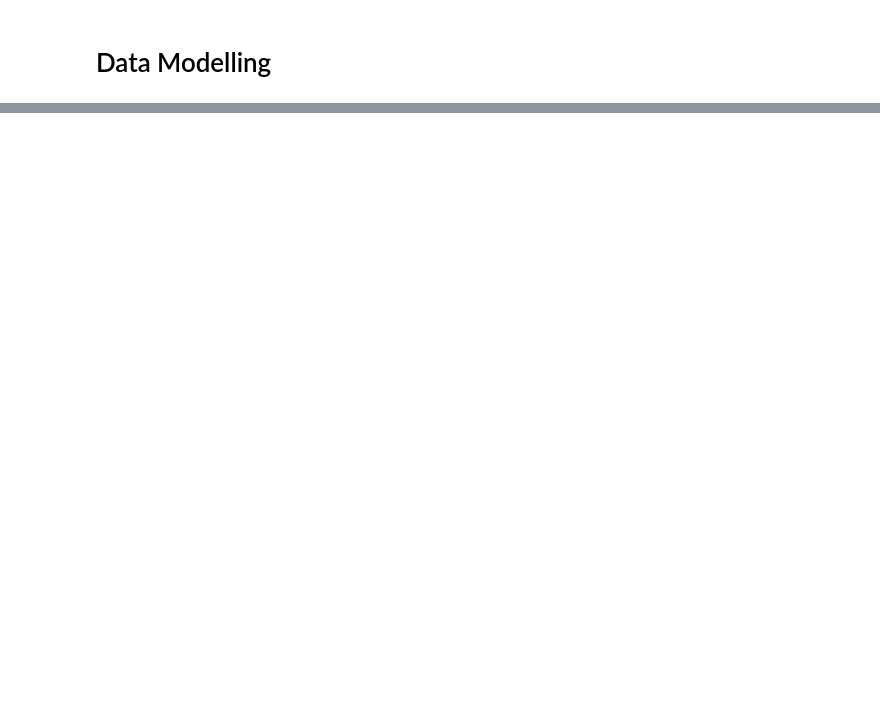
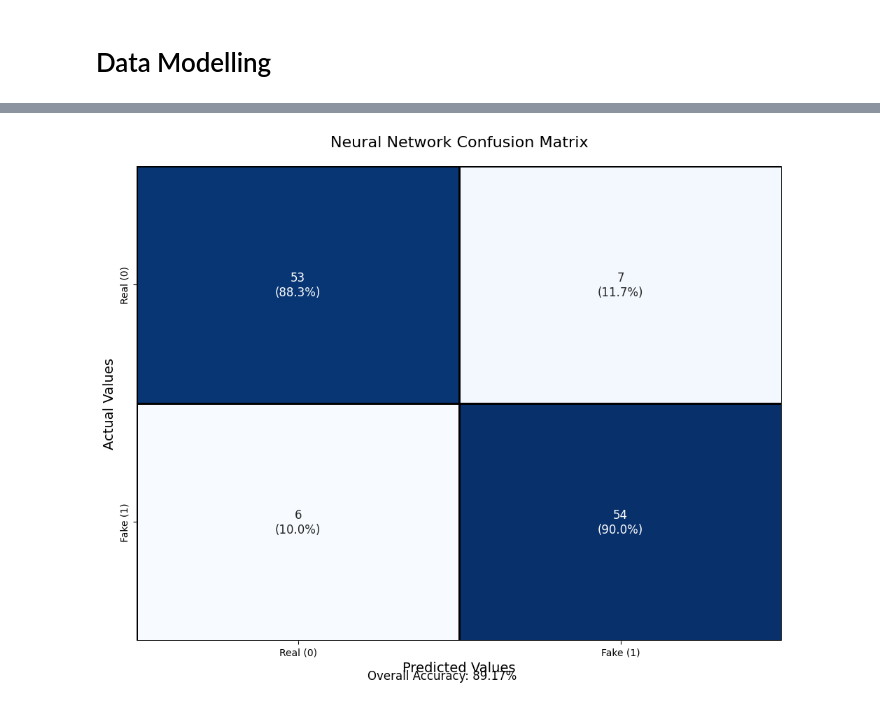
Before and after one commit to eliottvalette/MLers_IN_Paris, a Jupyter notebook: fake-instagram-profile-detection-model.ipynb, the cells around one changed output, grey strips where cells are left out. Saved outputs shown, nothing was run; the diff lists cells and outputs as text; code cells hidden in the pictures; blank space fills up the shorter version.

```diff
--- a/fake-instagram-profile-detection-model.ipynb
+++ b/fake-instagram-profile-detection-model.ipynb
@@ -166,0 +404,15 @@ y_train
+# %%
+# Prediction on test set
+model.eval()
+nn_predicted = []
+test_targets = []
+
+with torch.no_grad():
+    for inputs, labels in test_loader:
+        inputs = inputs.to(device)
+        outputs = model(inputs)
+        _, predicted_batch = torch.max(outputs, 1)
+        _, labels_batch = torch.max(labels, 1)
+
+        nn_predicted.extend(predicted_batch.cpu().numpy())
+        test_targets.extend(labels_batch.numpy())
@@ -166,0 +433,30 @@ y_train
+# %%
+# Enhanced confusion matrix visualization
+plt.figure(figsize=(10, 8))
+cm = confusion_matrix(test_targets, nn_predicted)
+labels = ['Real (0)', 'Fake (1)']
+
+# Calculate percentages for display
+cm_percent = cm.astype('float') / cm.sum(axis=1)[:, np.newaxis] * 100
+
+# Define custom annotations
+annot = np.empty_like(cm).astype(str)
+for i in range(cm.shape[0]):
+    for j in range(cm.shape[1]):
+        annot[i, j] = f'{cm[i, j]}\n({cm_percent[i, j]:.1f}%)'
+
+ax = sns.heatmap(cm, annot=annot, fmt='', cmap='Blues', linewidths=1, linecolor='black',
+                 xticklabels=labels, yticklabels=labels, cbar=False, annot_kws={"size": 12})
+
+plt.title('Neural Network Confusion Matrix', fontsize=16, pad=20)
+plt.xlabel('Predicted Values', fontsize=14)
+plt.ylabel('Actual Values', fontsize=14)
+plt.tight_layout()
+
+# Add global accuracy
+accuracy = np.trace(cm) / np.sum(cm) * 100
+plt.figtext(0.5, 0.01, f'Overall Accuracy: {accuracy:.2f}%', ha='center', fontsize=12)
+
+plt.show()
+# %% [output]
+[figure, added]
```
Also changed, not shown: parts of 48 cells of this notebook, 1 other file.
